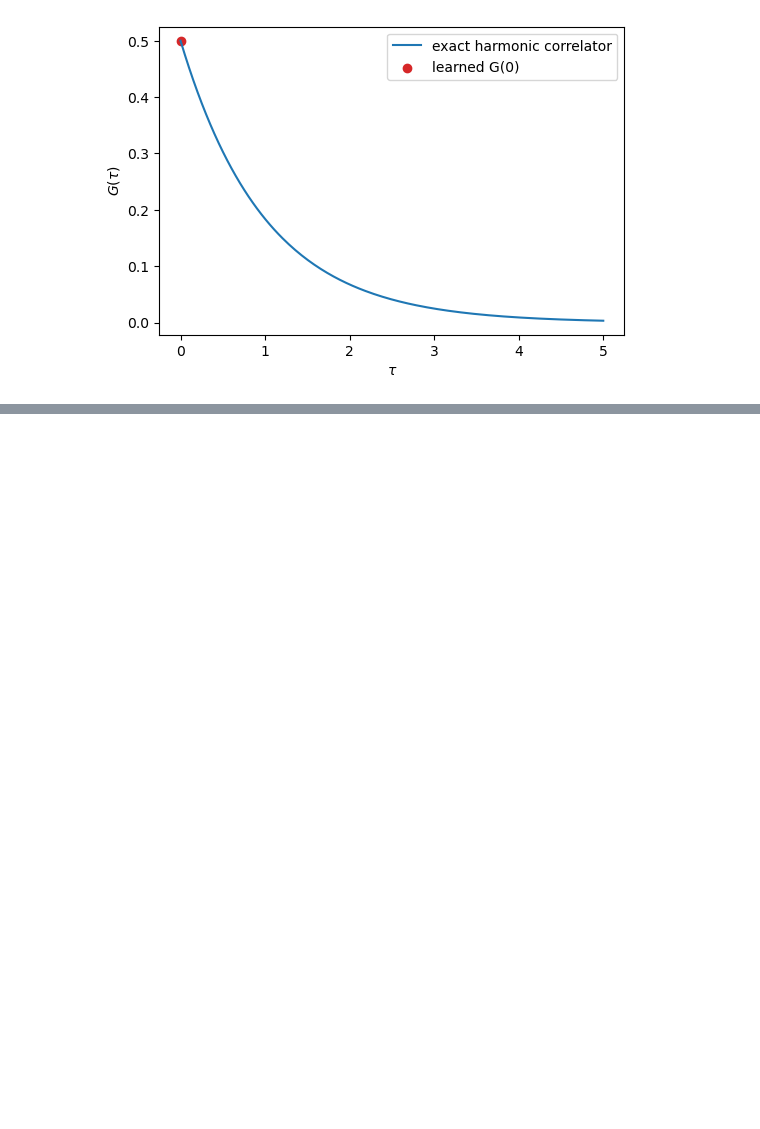
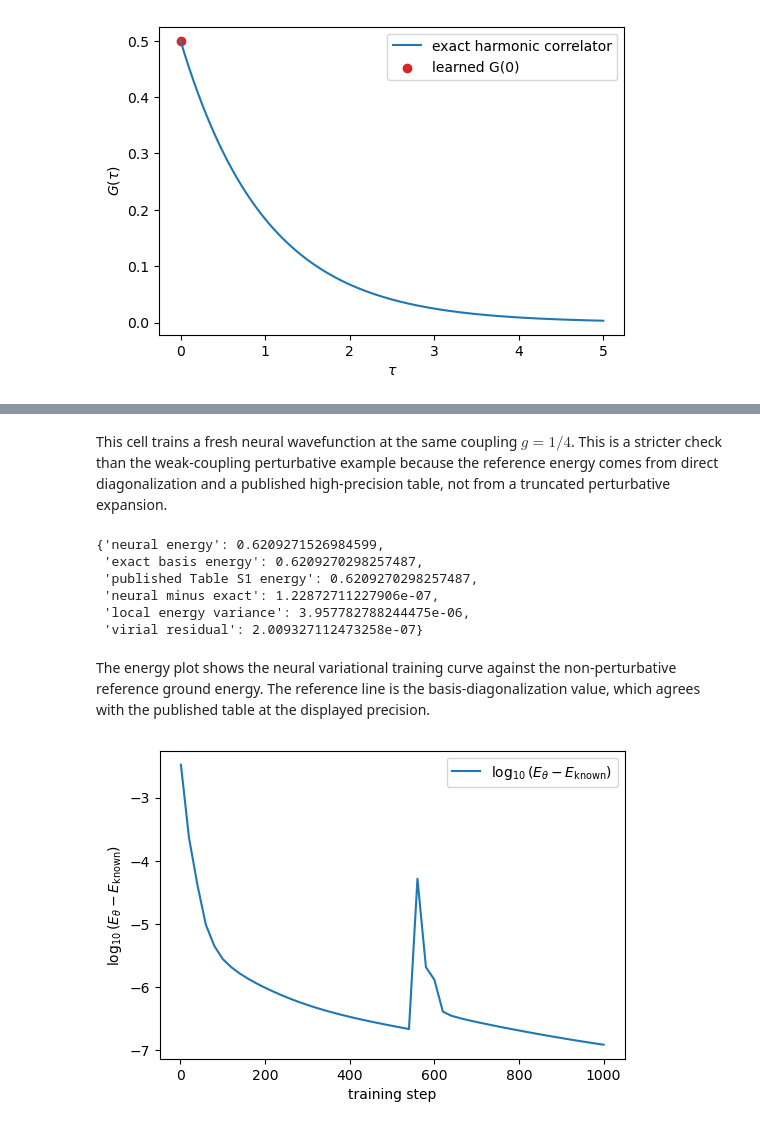
Before and after one commit to Sam-2727/Adjoint-QM, a Jupyter notebook: notebooks/harmonic_oscillator_ground_state.ipynb, the cells around one changed output, grey strips where cells are left out. Saved outputs shown, nothing was run; the diff lists cells and outputs as text; code cells hidden in the pictures; blank space fills up the shorter version.

```diff
--- a/notebooks/harmonic_oscillator_ground_state.ipynb
+++ b/notebooks/harmonic_oscillator_ground_state.ipynb
@@ -186,0 +446,75 @@ plt.legend();
+# %% [markdown]
+This cell trains a fresh neural wavefunction at the same coupling $g=1/4$.  This is a stricter check than the weak-coupling perturbative example because the reference energy comes from direct diagonalization and a published high-precision table, not from a truncated perturbative expansion.
+# %%
+torch.manual_seed(2026)
+published_potential = QuarticOscillatorPotential(
+    omega=1.0,
+    coupling=published_coupling,
+)
+published_grid, published_weights = trapezoid_grid(x_max=8.0, n_grid=2001)
+published_model = GaussianEnvelopeMLP(
+    dim=1,
+    hidden_layers=(32, 32),
+    init_alpha=1.4,
+)
+
+published_history = train_quadrature(
+    published_model,
+    published_potential,
+    published_grid,
+    published_weights,
+    n_steps=1000,
+    lr=1.0e-2,
+    report_every=20,
+)
+published_obs = quadrature_observables(
+    published_model,
+    published_potential,
+    published_grid,
+    published_weights,
+)
+
+published_ground_summary = {
+    "neural energy": published_obs.energy,
+    "exact basis energy": float(published_exact.energies[0]),
+    "published Table S1 energy": float(published_energies[0]),
+    "neural minus exact": published_obs.energy - float(published_exact.energies[0]),
+    "local energy variance": published_obs.local_energy_variance,
+    "virial residual": published_obs.virial_residual,
+}
+published_ground_summary
+# %% [output]
+{'neural energy': 0.6209271526984599,
+ 'exact basis energy': 0.6209270298257487,
+ 'published Table S1 energy': 0.6209270298257487,
+ 'neural minus exact': 1.22872711227906e-07,
+ 'local energy variance': 3.957782788244475e-06,
+ 'virial residual': 2.009327112473258e-07}
+# %% [markdown]
+The energy plot shows the neural variational training curve against the non-perturbative reference ground energy.  The reference line is the basis-diagonalization value, which agrees with the published table at the displayed precision.
+# %%
+published_steps = [r.step for r in published_history]
+published_known_energy = float(published_exact.energies[0])
+published_energy_excess = torch.tensor(
+    [r.energy - published_known_energy for r in published_history],
+    dtype=torch.float64,
+)
+published_log10_excess = torch.log10(
+    torch.where(
+        published_energy_excess > 0.0,
+        published_energy_excess,
+        torch.nan,
+    )
+)
+
+plt.figure(figsize=(6, 4))
+plt.plot(
+    published_steps,
+    published_log10_excess.numpy(),
+    label=r"$\log_{10}(E_\theta-E_{\rm known})$",
+)
+plt.xlabel("training step")
+plt.ylabel(r"$\log_{10}(E_\theta-E_{\rm known})$")
+plt.legend();
+# %% [output]
+[figure, added]
```
Also changed, not shown: parts of 23 cells of this notebook, 12 other files.
